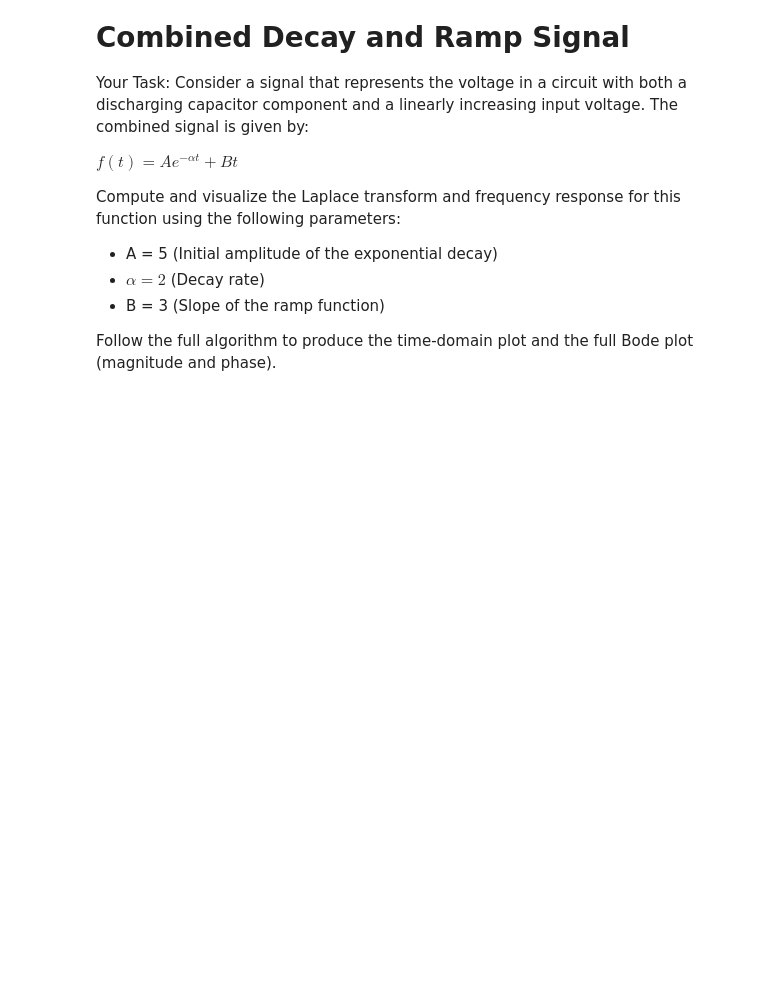
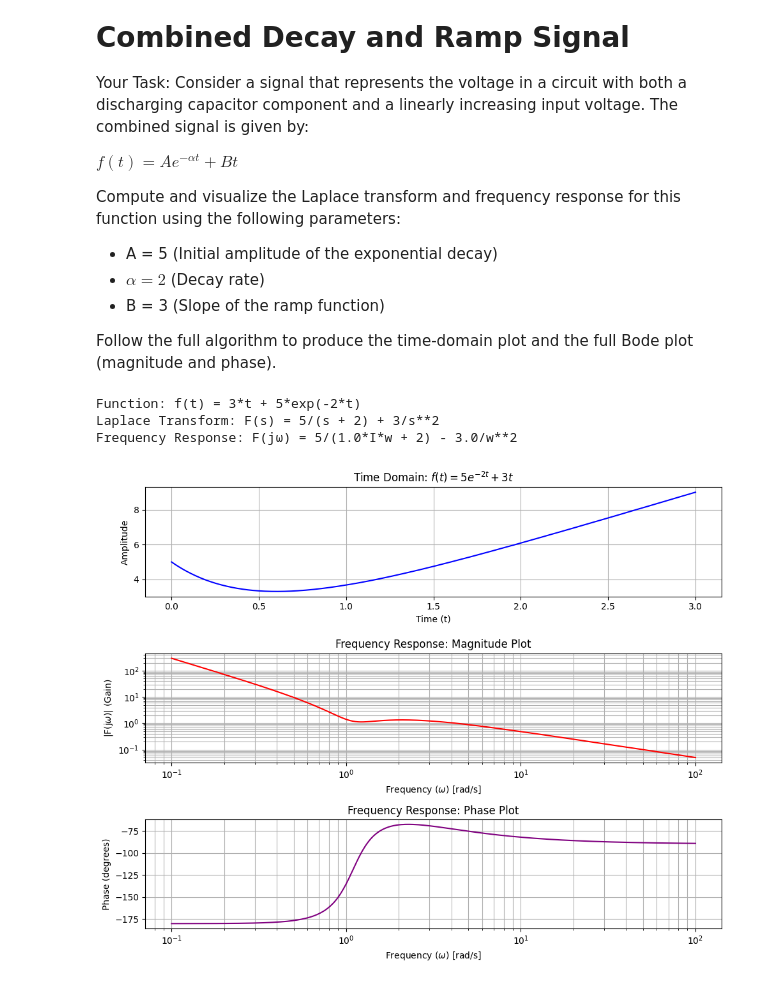
Before and after one commit to yaseenpierson/PDE---Transform--OT, a Jupyter notebook: LAB_05.ipynb, the cells around one changed output. Drawn from its saved outputs; the diff is of its cells as text; code cells hidden in the pictures; blank space fills up the shorter version.

```diff
--- a/LAB_05.ipynb
+++ b/LAB_05.ipynb
@@ -259,3 +259,83 @@ Compute and visualize the Laplace transform and frequency response for this func
 * B = 3 (Slope of the ramp function)
 
 Follow the full algorithm to produce the time-domain plot and the full Bode plot (magnitude and phase).
+# %%
+# --- Define symbols and parameters ---
+import sympy as sp
+import numpy as np
+import matplotlib.pyplot as plt
+
+t, s, w = sp.symbols('t s w', real=True, positive=True)
+A, alpha, B = sp.symbols('A alpha B', real=True, positive=True)
+
+# --- Define the function ---
+f_combined = A * sp.exp(-alpha * t) + B * t
+
+# --- Compute its Laplace Transform ---
+# SymPy can handle the sum directly due to the linearity of the transform
+F_s_combined = sp.laplace_transform(f_combined, t, s)[0]
+
+# --- Set parameters for our specific case ---
+params = {A: 5, alpha: 2, B: 3}
+f_case_combined = f_combined.subs(params)
+F_s_case_combined = F_s_combined.subs(params)
+
+# --- Derive Frequency Response ---
+F_jw_combined = F_s_case_combined.subs(s, 1j * w)
+
+# --- Print the symbolic results ---
+print(f"Function: f(t) = {f_case_combined}")
+# We can use simplify to combine the terms into a single fraction
+print(f"Laplace Transform: F(s) = {sp.simplify(F_s_case_combined)}")
+print(f"Frequency Response: F(jω) = {F_jw_combined}")
+
+# --- Lambdify for numerical evaluation ---
+f_combined_func = sp.lambdify(t, f_case_combined, 'numpy')
+F_jw_combined_func = sp.lambdify(w, F_jw_combined, 'numpy')
+
+# --- Generate Data ---
+t_values = np.linspace(0, 3, 400)
+f_values = f_combined_func(t_values)
+
+# Frequency range for plotting (logarithmic scale)
+w_values = np.logspace(-1, 2, 400) # From 0.1 to 100 rad/s
+F_jw_values = F_jw_combined_func(w_values)
+
+# Calculate Magnitude and Phase
+magnitude = np.abs(F_jw_values)
+phase = np.angle(F_jw_values, deg=True)
+
+# --- Plotting ---
+plt.figure(figsize=(10, 8))
+
+# Plot f(t)
+plt.subplot(3, 1, 1)
+plt.plot(t_values, f_values, color='blue')
+plt.title(r'Time Domain: $f(t) = 5e^{-2t} + 3t$')
+plt.xlabel(r'Time (t)')
+plt.ylabel(r'Amplitude')
+plt.grid(True)
+
+# Plot Magnitude |F(jω)|
+plt.subplot(3, 1, 2)
+plt.loglog(w_values, magnitude, color='red')
+plt.title(r'Frequency Response: Magnitude Plot')
+plt.xlabel(r'Frequency ($\omega$) [rad/s]')
+plt.ylabel(r'|F(j$\omega$)| (Gain)')
+plt.grid(True, which="both", ls="-")
+
+# Plot Phase arg(F(jω))
+plt.subplot(3, 1, 3)
+plt.semilogx(w_values, phase, color='purple')
+plt.title(r'Frequency Response: Phase Plot')
+plt.xlabel(r'Frequency ($\omega$) [rad/s]')
+plt.ylabel(r'Phase (degrees)')
+plt.grid(True, which="both", ls="-")
+
+plt.tight_layout()
+plt.show()
+# %% [output]
+Function: f(t) = 3*t + 5*exp(-2*t)
+Laplace Transform: F(s) = 5/(s + 2) + 3/s**2
+Frequency Response: F(jω) = 5/(1.0*I*w + 2) - 3.0/w**2
+[figure, added]
```
